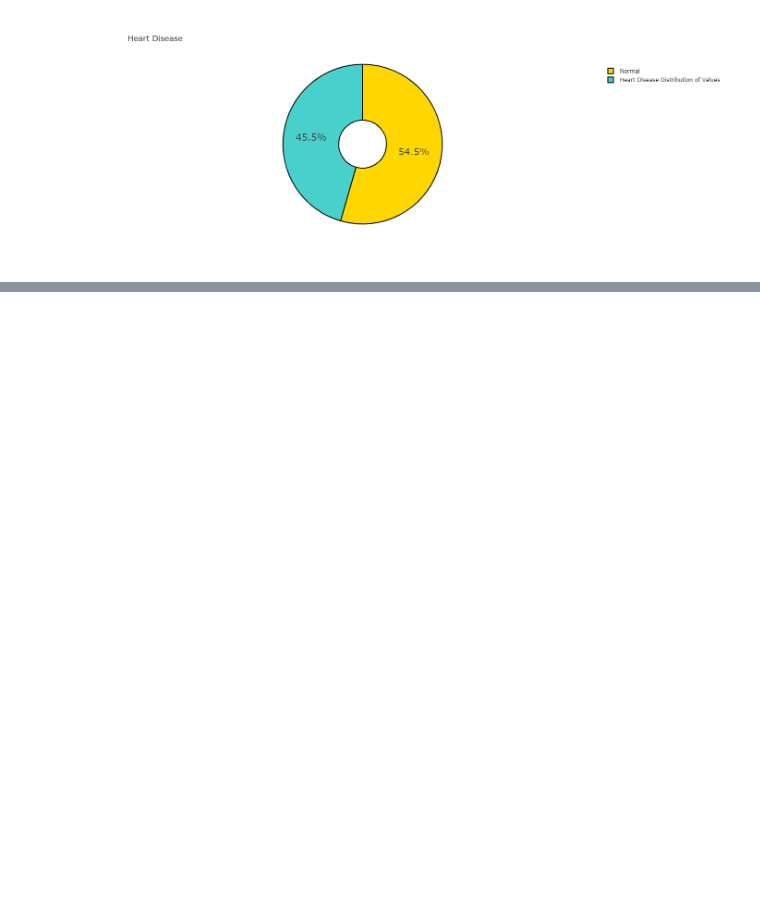
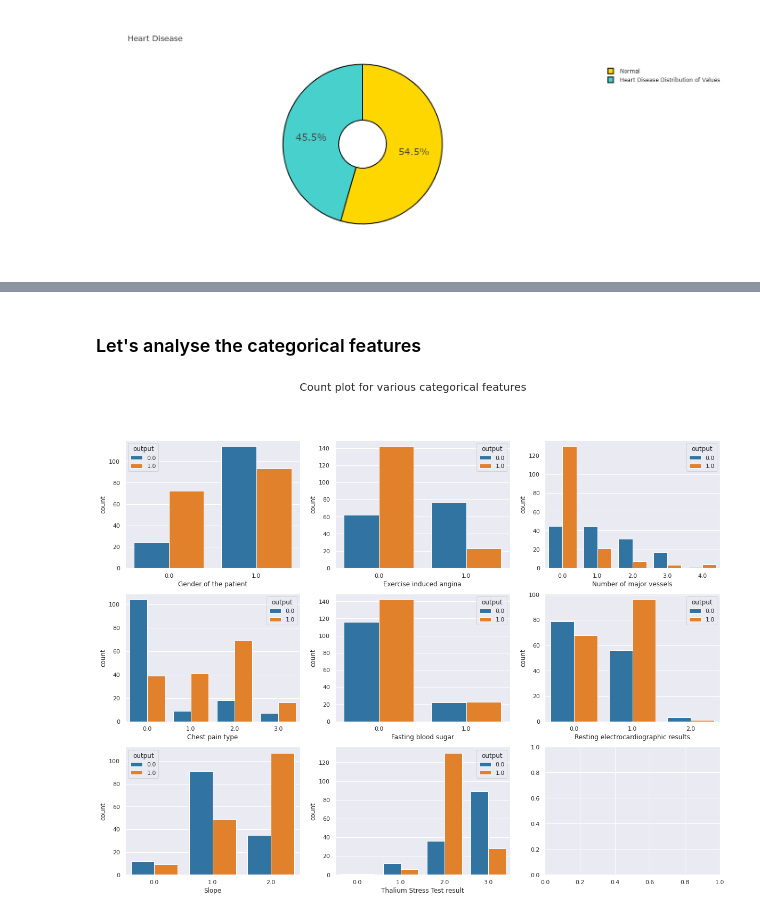
Before and after one commit to phycem/Data-Science-Projects-and-Tasks, a Jupyter notebook: Heart_Disease_Prediction.ipynb, the cells around one changed output, grey strips where cells are left out. Cells and saved outputs as stored; diff of their text form; code cells hidden in the pictures; blank space fills up the shorter version.

```diff
--- a/Heart_Disease_Prediction.ipynb
+++ b/Heart_Disease_Prediction.ipynb
@@ -200,0 +311,38 @@ fig0.show()
+# %% [markdown]
+### Let's analyse the categorical features
+# %%
+#@title Categorical Feature Analysis
+sns.set_context('notebook', font_scale= 1)
+fig, ax = plt.subplots(3, 3, figsize = (20, 15))
+#ax[3, 3].axis('off')
+
+plt.suptitle('Count plot for various categorical features', fontsize = 20)
+
+ax1 = sns.countplot(x ='sex', data= df, ax= ax[0, 0], hue = 'output' ,palette= 'tab10')
+ax1.set(xlabel = 'Gender of the patient')
+
+ax2 = sns.countplot(x ='exng', data= df, hue= 'output', ax= ax[0, 1], palette= 'tab10')
+ax2.set(xlabel = 'Exercise induced angina')
+
+ax3 = sns.countplot(x ='caa', data= df, ax= ax[0, 2], hue = 'output', palette= 'tab10')
+ax3.set(xlabel = 'Number of major vessels')
+
+ax4 = sns.countplot(x ='cp', data= df, hue = 'output', ax= ax[1, 0], palette= 'tab10')
+ax4.set(xlabel = 'Chest pain type')
+
+ax5 = sns.countplot(x ='fbs', data= df, hue = 'output', ax= ax[1, 1], palette= 'tab10')
+ax5.set(xlabel = 'Fasting blood sugar')
+
+ax6 = sns.countplot(x ='restecg', data= df, ax= ax[1, 2], hue = 'output', palette= 'tab10')
+ax6.set(xlabel = 'Resting electrocardiographic results')
+
+ax7 = sns.countplot(x ='slp', data= df, ax= ax[2, 0], hue = 'output', palette= 'tab10')
+ax7.set(xlabel = 'Slope')
+
+ax8 = sns.countplot(x ='thall', data= df, ax= ax[2, 1], hue = 'output', palette= 'tab10')
+ax8.set(xlabel = 'Thalium Stress Test result')
+
+
+plt.show()
+# %% [output]
+[figure, added]
```
Also changed, not shown: parts of 199 cells of this notebook.
